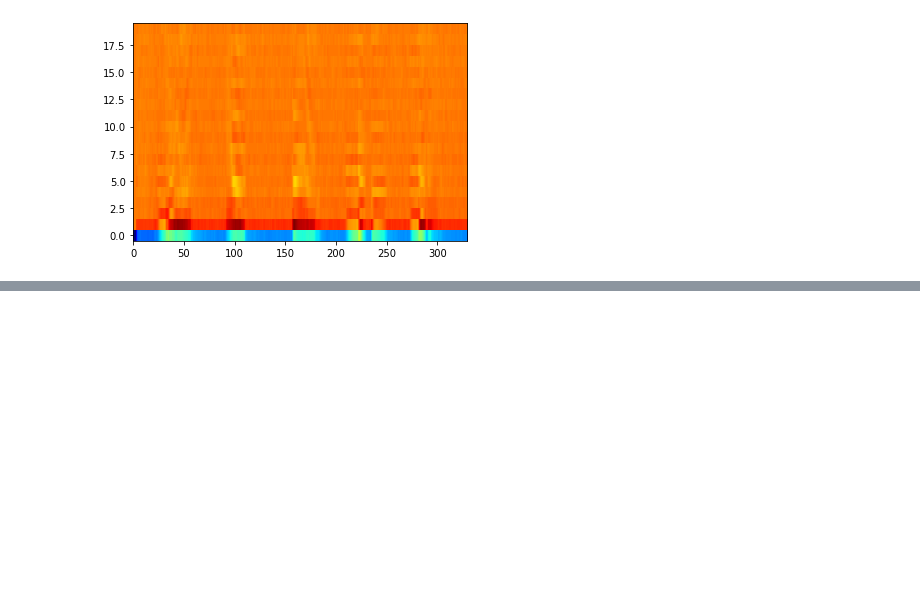
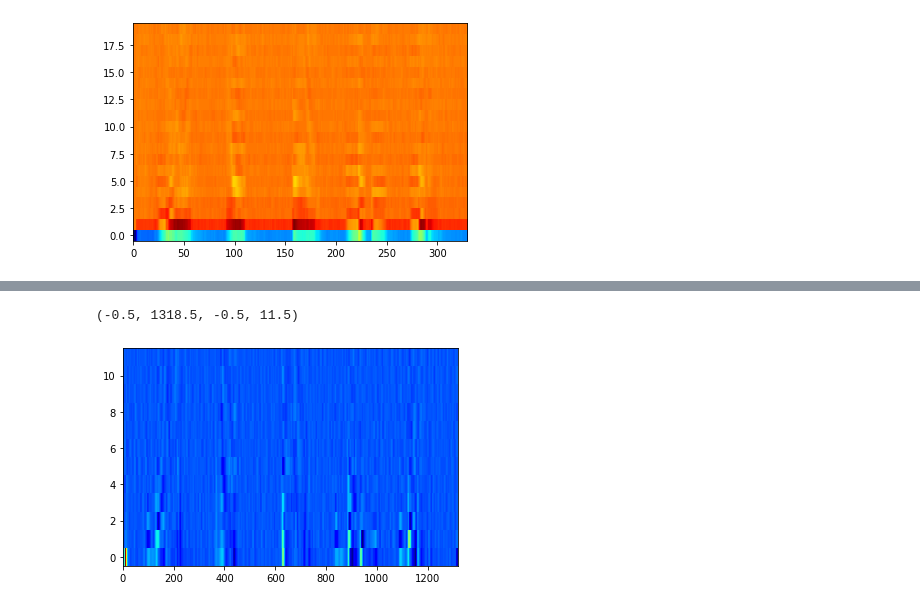
Before and after one commit to clylau/E207_final_project, a Jupyter notebook: Jimmy's Fun exploration.ipynb, the cells around one changed output, grey strips where cells are left out. Saved outputs shown, nothing was run; the diff lists cells and outputs as text; code cells hidden in the pictures; blank space fills up the shorter version.

```diff
--- a/Jimmy's Fun exploration.ipynb
+++ b/Jimmy's Fun exploration.ipynb
@@ -254,0 +350,9 @@ plt.axis("tight")
+# %%
+d1 = lb.feature.delta(mfcc_feats[0:12, :], order = 1)
+d2 = lb.feature.delta(mfcc_feats[0:12, :], order = 2)
+# %%
+plt.imshow(d1, cmap = "jet", origin = "lower")
+plt.axis("tight")
+# %% [output]
+(-0.5, 1318.5, -0.5, 11.5)
+[figure, added]
```
Also changed, not shown: parts of 16 cells of this notebook.
